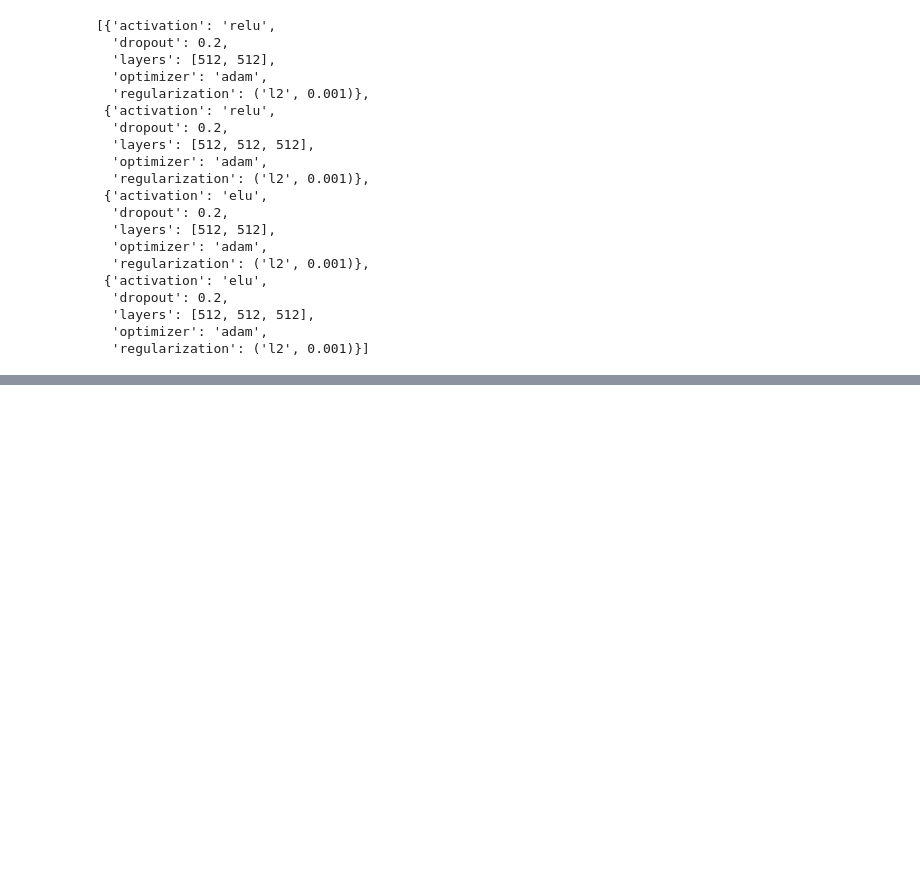
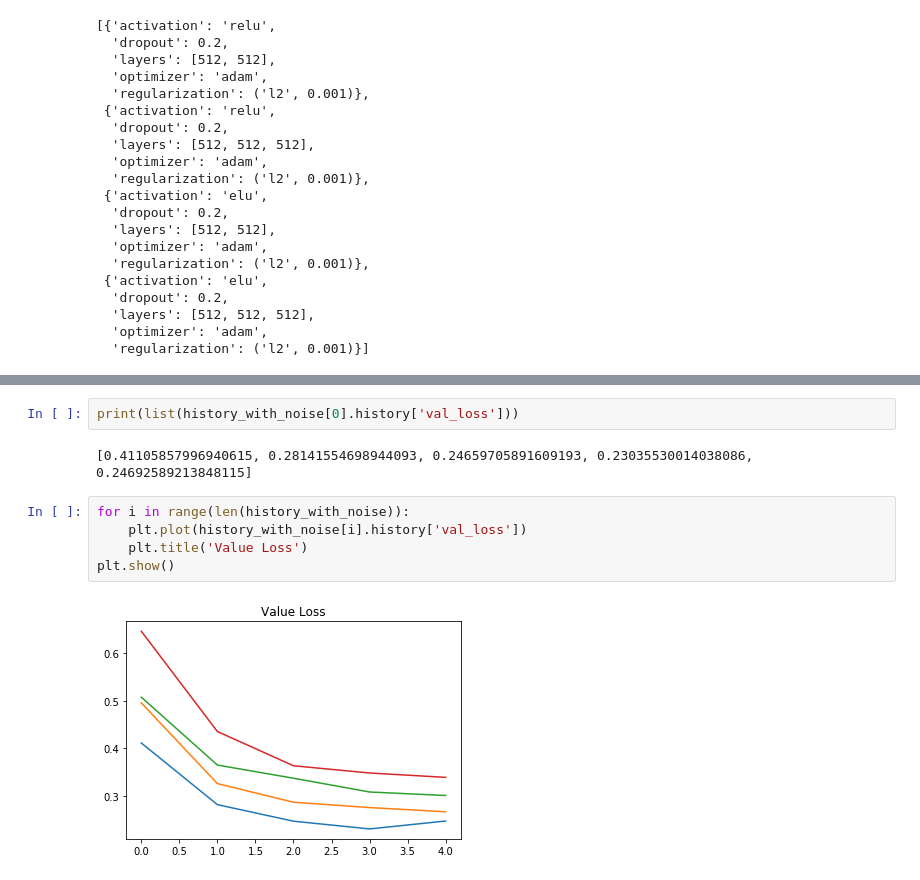
Before and after one commit to shivammehta007/Deep-Learning, a Jupyter notebook: Task 1 Setting Up Env.ipynb, the cells around one changed output, grey strips where cells are left out. Cells and saved outputs as stored; diff of their text form; blank space fills up the shorter version.

```diff
--- a/Task 1 Setting Up Env.ipynb
+++ b/Task 1 Setting Up Env.ipynb
@@ -172,0 +286,11 @@ KeyboardInterrupt:
+# %%
+print(list(history_with_noise[0].history['val_loss']))
+# %% [output]
+[0.41105857996940615, 0.28141554698944093, 0.24659705891609193, 0.23035530014038086, 0.24692589213848115]
+# %%
+for i in range(len(history_with_noise)):
+    plt.plot(history_with_noise[i].history['val_loss'])
+    plt.title('Value Loss')
+plt.show()
+# %% [output]
+[figure, added]
```
Also changed, not shown: parts of 6 cells of this notebook.
